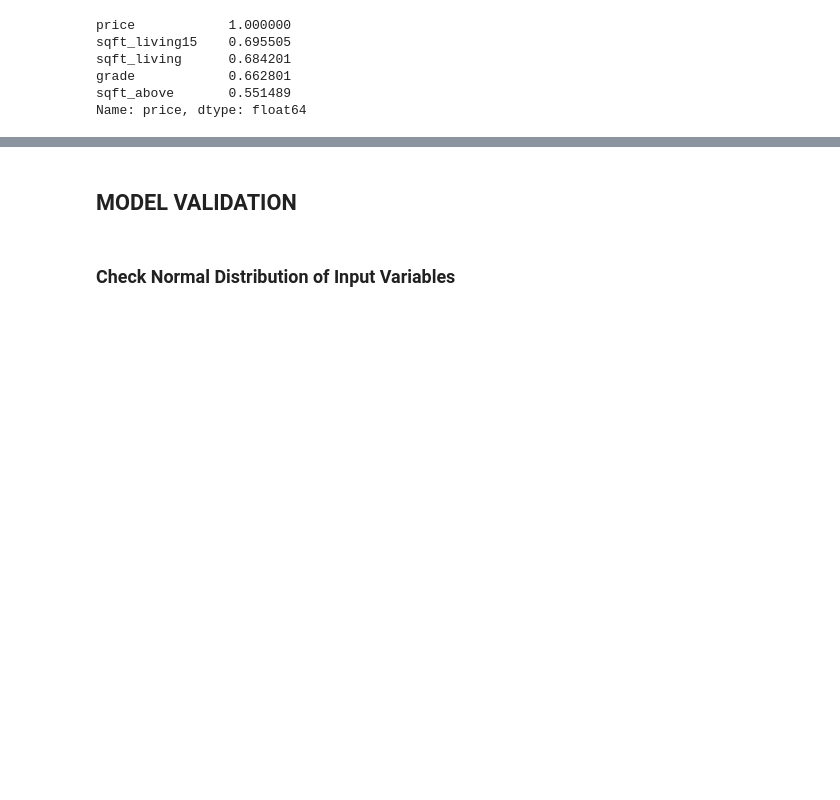
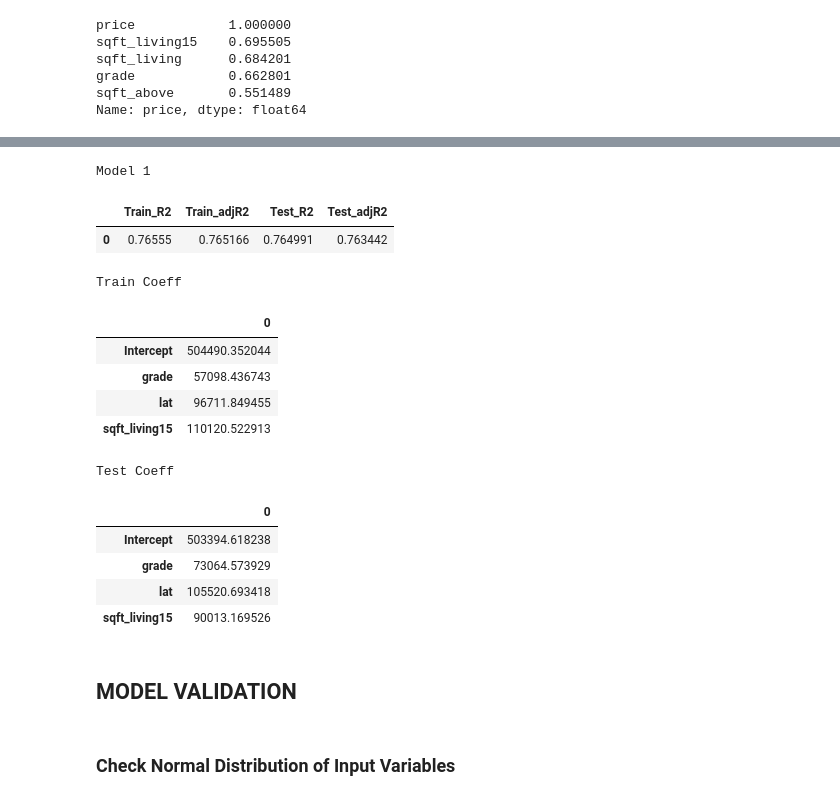
Before and after one commit to ewjohn127/dsc_project2, a Jupyter notebook: Advanced_Model.ipynb, the cells around one changed output, grey strips where cells are left out. Drawn from its saved outputs; the diff is of its cells as text; code cells hidden in the pictures; blank space fills up the shorter version.

```diff
--- a/project_ideas-Copy1.ipynb
+++ b/Advanced_Model.ipynb
@@ -283,3 +394,24 @@ Notes:
+# %%
+display_side_by_side(pd.DataFrame({'Train_R2': [model1.rsquared],'Train_adjR2':[model1.rsquared_adj],'Test_R2':[model_test1.rsquared],'Test_adjR2':[model_test1.rsquared_adj]}),
+                     pd.DataFrame(model1.params),
+                     pd.DataFrame(model_test1.params),
+                     titles=['Model 1','Train Coeff','Test Coeff'])
+# %% [output]
+Model 1
+|  | Train_R2 | Train_adjR2 | Test_R2 | Test_adjR2 |
+| 0 | 0.76555 | 0.765166 | 0.764991 | 0.763442 |
+Train Coeff
+|  | 0 |
+| Intercept | 504490.352044 |
+| grade | 57098.436743 |
+| lat | 96711.849455 |
+| sqft_living15 | 110120.522913 |
+Test Coeff
+|  | 0 |
+| Intercept | 503394.618238 |
+| grade | 73064.573929 |
+| lat | 105520.693418 |
+| sqft_living15 | 90013.169526 |
 # %% [markdown]
 ## MODEL VALIDATION
 # %% [markdown]
```
Also changed, not shown: parts of 20 cells of this notebook, 5 other files.
